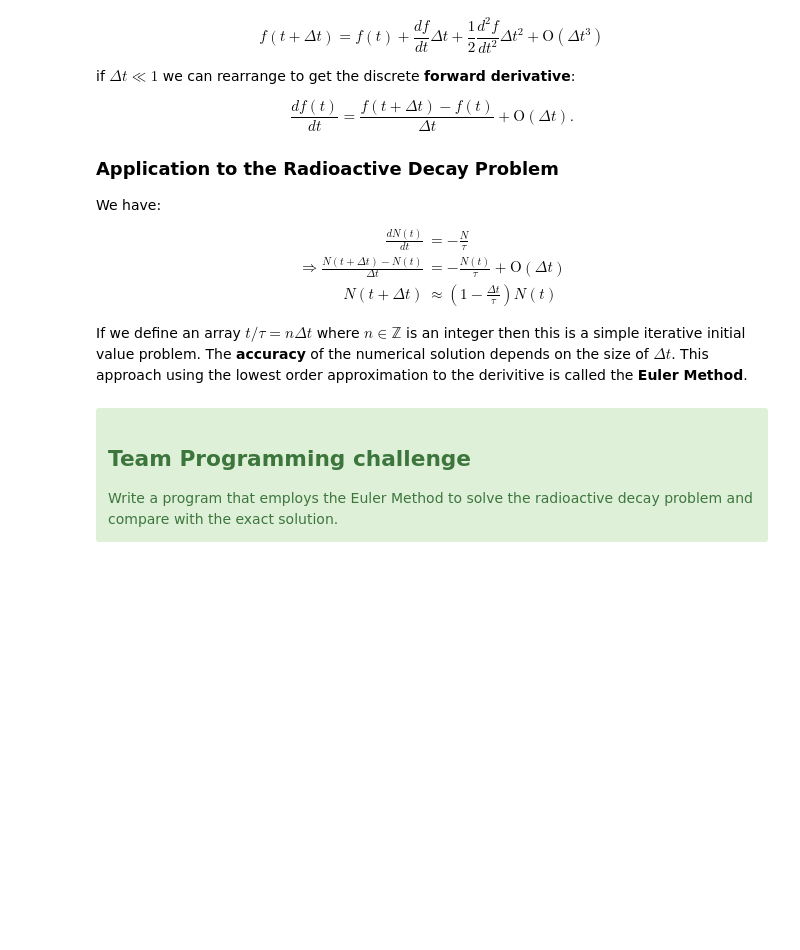
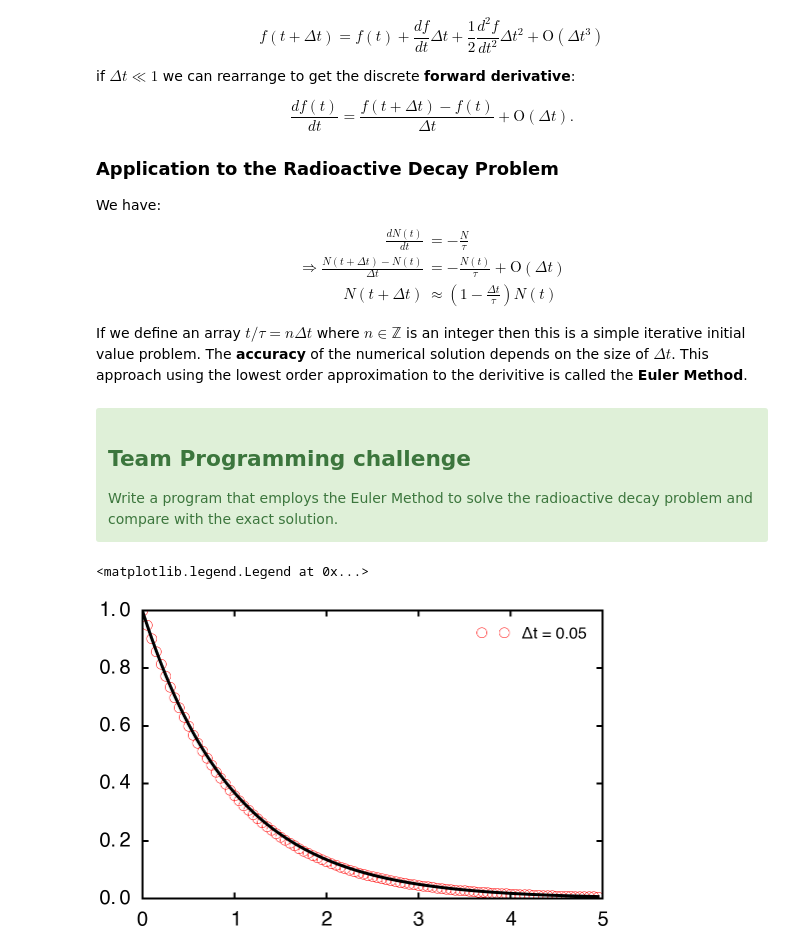
Before and after one commit to agdelma/IntroCompPhysics, a Jupyter notebook: Notebooks/12_RadioactiveDecay.ipynb, the cells around one changed output. Saved outputs shown, nothing was run; the diff lists cells and outputs as text; code cells hidden in the pictures; blank space fills up the shorter version.

```diff
--- a/Notebooks/12_RadioactiveDecay.ipynb
+++ b/Notebooks/12_RadioactiveDecay.ipynb
@@ -77,5 +80,18 @@ If we define an array $t/\tau = n \Delta t$ where $n \in \mathbb{Z}$ is an integ
 <h2> Team Programming challenge </h2>
 Write a program that employs the Euler Method to solve the radioactive decay problem and compare with the exact solution.
 </div>
+# %%
+Δt = 0.05
+t = np.arange(0.0,5.0,Δt)
+N = np.ones_like(t)
+for n in range(len(N)-1):
+    N[n+1] = (1-Δt)*N[n]
+
+plt.plot(t,N,'o',mfc='None',mec='red',label='Δt = %3.2f'%Δt)
+plt.plot(t,np.exp(-t),'k-')
+plt.legend()
+# %% [output]
+<matplotlib.legend.Legend at 0x...>
+[figure, added]
 # %%
 %run ../../Examples/Simple_ODEs/radioactive_decay.py
```
Also changed, not shown: parts of 4 cells of this notebook.
